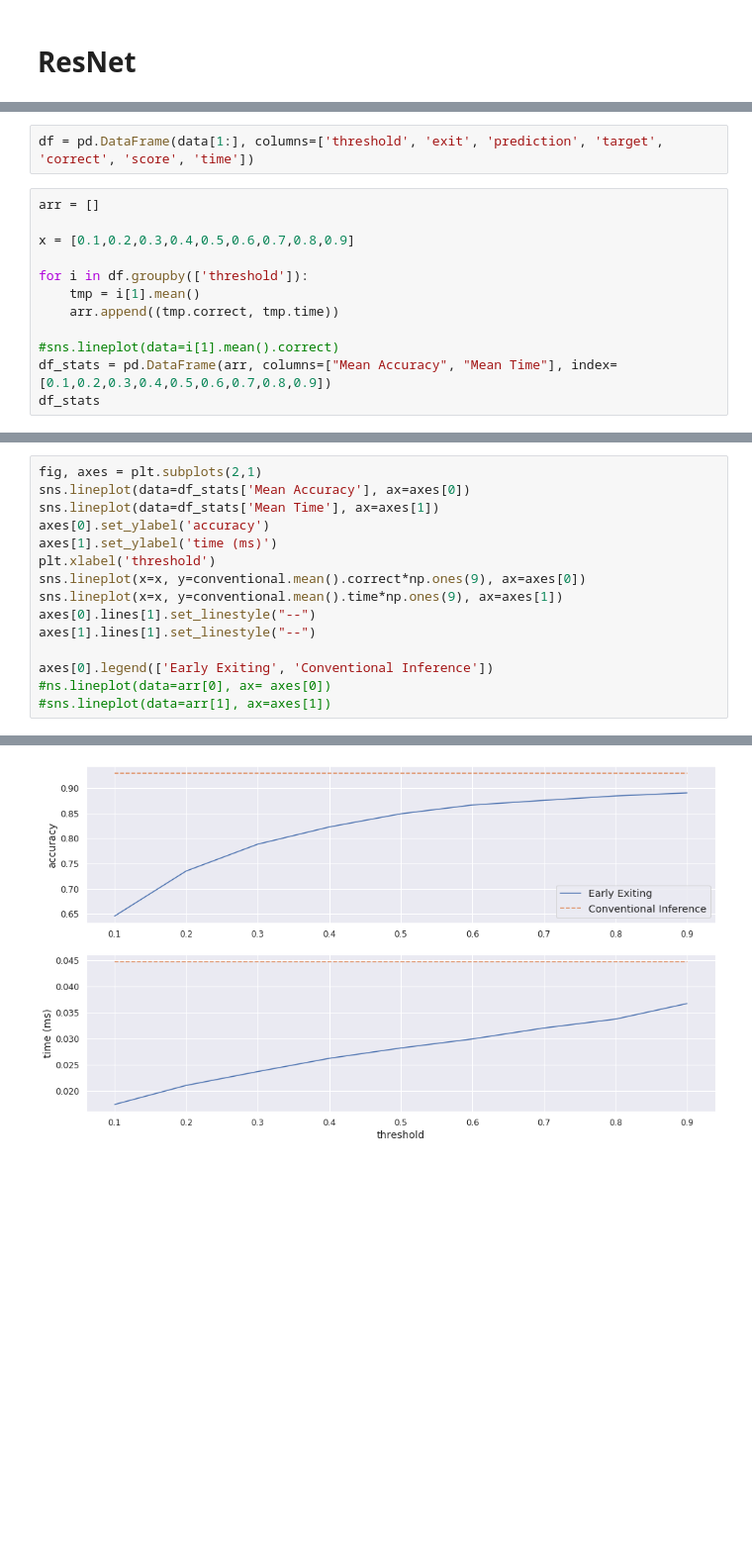
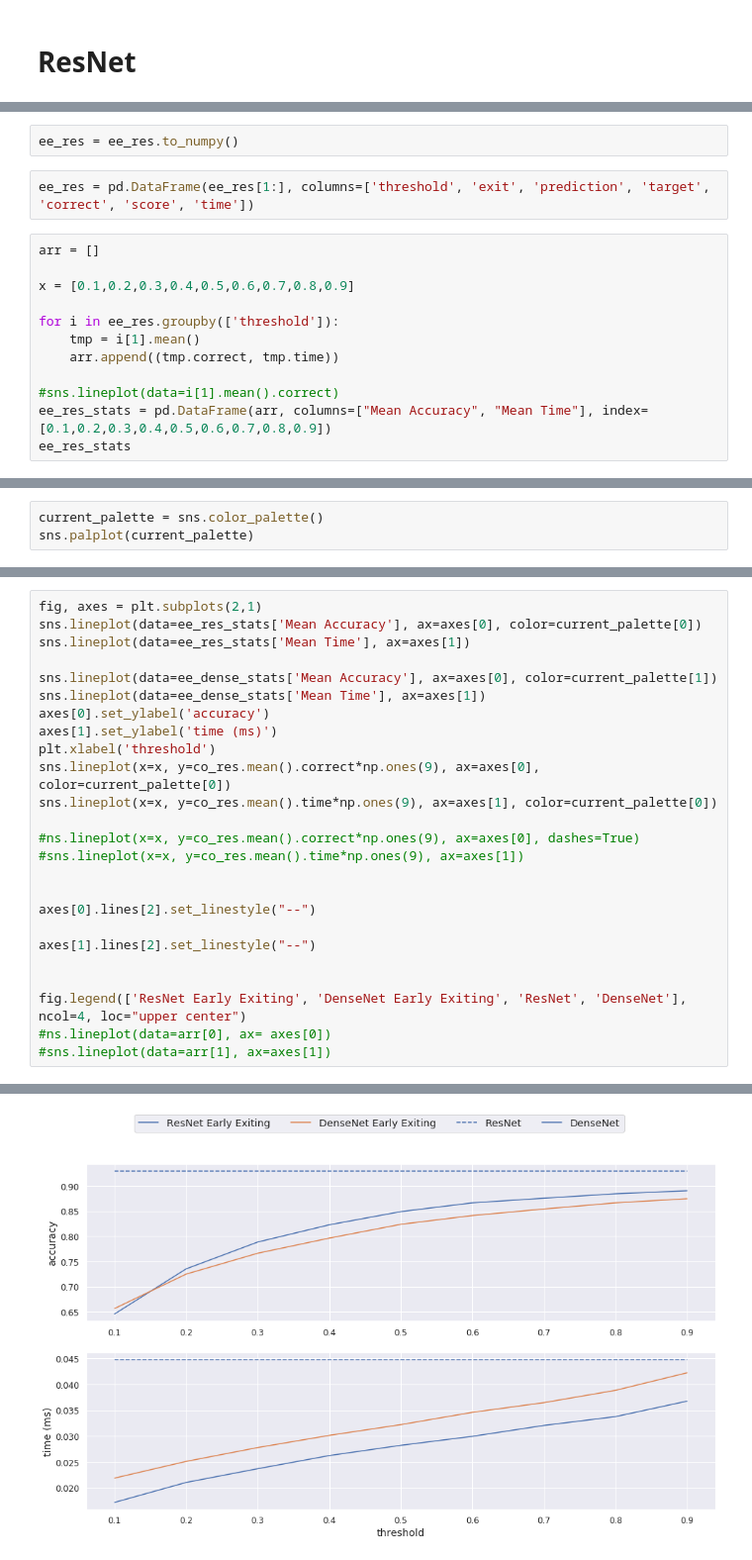
Before and after one commit to AlexKarlsen/thesis-src, a Jupyter notebook: DDNN/logging/threshold_test/Inference analysis.ipynb, the cells around one changed output, grey strips where cells are left out. Shown at 99% size. Saved outputs shown, nothing was run; the diff lists cells and outputs as text; blank space fills up the shorter version.

Commit message:
inference analysis

```diff
--- a/DDNN/logging/threshold_test/Inference analysis.ipynb
+++ b/DDNN/logging/threshold_test/Inference analysis.ipynb
@@ -98,16 +122,18 @@ data = df.to_numpy()
+# %%
+ee_res = ee_res.to_numpy()
 # %%
-df = pd.DataFrame(data[1:], columns=['threshold', 'exit', 'prediction', 'target', 'correct', 'score', 'time'])
+ee_res = pd.DataFrame(ee_res[1:], columns=['threshold', 'exit', 'prediction', 'target', 'correct', 'score', 'time'])
 # %%
 arr = []
 
 x = [0.1,0.2,0.3,0.4,0.5,0.6,0.7,0.8,0.9]
 
-for i in df.groupby(['threshold']):
+for i in ee_res.groupby(['threshold']):
     tmp = i[1].mean()
     arr.append((tmp.correct, tmp.time))
 
 #sns.lineplot(data=i[1].mean().correct)
-df_stats = pd.DataFrame(arr, columns=["Mean Accuracy", "Mean Time"], index=[0.1,0.2,0.3,0.4,0.5,0.6,0.7,0.8,0.9])
-df_stats
+ee_res_stats = pd.DataFrame(arr, columns=["Mean Accuracy", "Mean Time"], index=[0.1,0.2,0.3,0.4,0.5,0.6,0.7,0.8,0.9])
+ee_res_stats
 # %% [output]
 |  | Mean Accuracy | Mean Time |
@@ -122,0 +149,3 @@ df_stats
+# %%
+current_palette = sns.color_palette()
+sns.palplot(current_palette)
@@ -123,19 +154,29 @@ df_stats
 # %%
 fig, axes = plt.subplots(2,1)
-sns.lineplot(data=df_stats['Mean Accuracy'], ax=axes[0])
-sns.lineplot(data=df_stats['Mean Time'], ax=axes[1])
+sns.lineplot(data=ee_res_stats['Mean Accuracy'], ax=axes[0], color=current_palette[0])
+sns.lineplot(data=ee_res_stats['Mean Time'], ax=axes[1])
+
+sns.lineplot(data=ee_dense_stats['Mean Accuracy'], ax=axes[0], color=current_palette[1])
+sns.lineplot(data=ee_dense_stats['Mean Time'], ax=axes[1])
 axes[0].set_ylabel('accuracy')
 axes[1].set_ylabel('time (ms)')
 plt.xlabel('threshold')
-sns.lineplot(x=x, y=conventional.mean().correct*np.ones(9), ax=axes[0])
-sns.lineplot(x=x, y=conventional.mean().time*np.ones(9), ax=axes[1])
-axes[0].lines[1].set_linestyle("--")
-axes[1].lines[1].set_linestyle("--")
+sns.lineplot(x=x, y=co_res.mean().correct*np.ones(9), ax=axes[0], color=current_palette[0])
+sns.lineplot(x=x, y=co_res.mean().time*np.ones(9), ax=axes[1], color=current_palette[0])
 
-axes[0].legend(['Early Exiting', 'Conventional Inference'])
+#ns.lineplot(x=x, y=co_res.mean().correct*np.ones(9), ax=axes[0], dashes=True)
+#sns.lineplot(x=x, y=co_res.mean().time*np.ones(9), ax=axes[1])
+
+
+axes[0].lines[2].set_linestyle("--")
+
+axes[1].lines[2].set_linestyle("--")
+
+
+fig.legend(['ResNet Early Exiting', 'DenseNet Early Exiting', 'ResNet', 'DenseNet'], ncol=4, loc="upper center")
 #ns.lineplot(data=arr[0], ax= axes[0])
 #sns.lineplot(data=arr[1], ax=axes[1])
 # %% [output]
 <matplotlib.legend.Legend at 0x...>
-[figure, old version]
+[figure, new version]
 # %%
```
Also changed, not shown: parts of 31 cells of this notebook.
